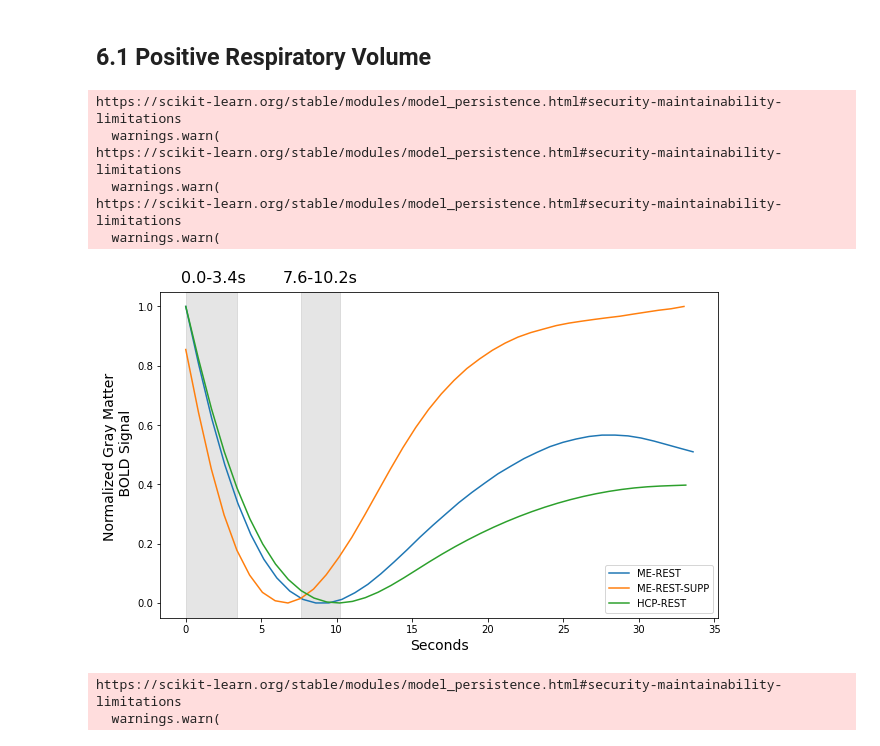
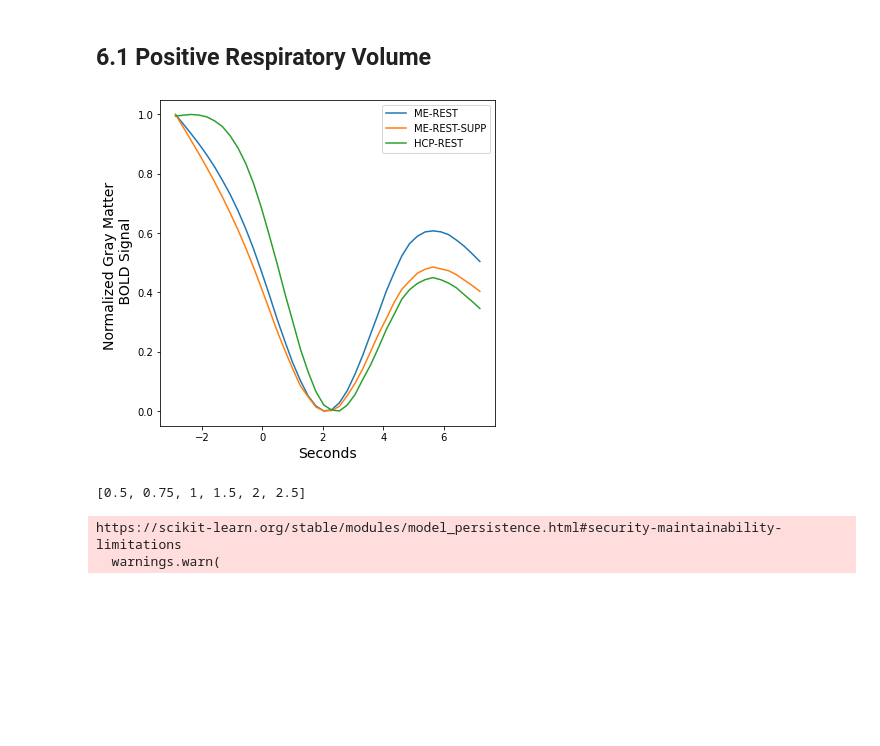
Before and after one commit to tsb46/fmri_arousal, a Jupyter notebook: analysis.ipynb, the cells around one changed output. Drawn from its saved outputs; the diff is of its cells as text; code cells hidden in the pictures; blank space fills up the shorter version.

```diff
--- a/analysis.ipynb
+++ b/analysis.ipynb
@@ -354,11 +407,11 @@ pc_dict = {
 ## 3.2 Multi-Set CCA
 # %%
 dataset = 'chang'
-subject_list = subject_list_dict[dataset]
-subject_load = subject_loader_dict[dataset]
-subject_pc = pc_dict[dataset]
+subject_list = subj_dict[dataset]
+subject_load = data_load_dict[dataset]
+subject_pc = pca_dict[dataset]
 physio_labels = physio_dict[dataset]
-new_labels = [label_dict[p] for p in physio_labels]
+new_labels = [physio_label_dict[p] for p in physio_labels]
 
 lag_vec = np.arange(lag_n[dataset]+1)
 
@@ -369,15 +422,15 @@ for i in range(subject_list.shape[0]):
     if dataset == 'chang':
         subj, scan = subject_list.iloc[i, 0], subject_list.iloc[i, 1]
         df = subject_load(subj, scan, subject_pc[0][f'{subj}_{scan}'],
-                            subject_pc[1][f'{subj}_{scan}'], fs_dict[dataset])
+                            subject_pc[1][f'{subj}_{scan}'], sf_dict[dataset])
     elif dataset == 'spreng':
         subj = subject_list.iloc[i, 1]
         df = subject_load(subj, subject_pc[0][subj],
-                            subject_pc[1][subj], fs_dict[dataset])
+                            subject_pc[1][subj], sf_dict[dataset])
     elif dataset == 'hcp':
         subj = subject_list.iloc[i, 0]
         df = subject_load(subj, subject_pc[0][str(subj)],
-                            subject_pc[1][str(subj)], fs_dict[dataset])
+                            subject_pc[1][str(subj)], sf_dict[dataset])
 
     # Create a separate dataframe for modeling w/ lag splines
     nknots=3
@@ -1022,61 +1100,70 @@ plt.show()
 # %% [markdown]
 ## 6.1 Positive Respiratory Volume
 # %%
-res_fp = ['results/physio_glm_dlnm/chang_dlnm_group_results.pkl',
-          'results/physio_glm_dlnm/spreng_dlnm_group_results.pkl',
-          'results/physio_glm_dlnm/hcp_fix_dlnm_group_results_w45.pkl']
-nifti_fp = ['results/physio_glm_dlnm/chang_dlnm_group_eval_6.nii',
-            'results/physio_glm_dlnm/spreng_dlnm_group_eval_6.nii',
-            'results/physio_glm_dlnm/hcp_fix_dlnm_group_eval_6_w45.nii']
+# res_fp = ['results/physio_glm_dlnm/chang_dlnm_group_results.pkl',
+#           'results/physio_glm_dlnm/spreng_dlnm_group_results.pkl',
+#           'results/physio_glm_dlnm/hcp_fix_dlnm_group_results_w45.pkl']
+# nifti_fp = ['results/physio_glm_dlnm/chang_dlnm_group_eval_6.nii',
+#             'results/physio_glm_dlnm/spreng_dlnm_group_eval_6.nii',
+#             'results/physio_glm_dlnm/hcp_fix_dlnm_group_eval_6_w45.nii']
+
+res_fp = ['spreng_dlnm_group_results.pkl',
+          'spreng_dlnm_group_results.pkl',
+          'spreng_dlnm_group_results.pkl']
+nifti_fp = ['spreng_dlnm_group_eval_5.nii',
+            'spreng_dlnm_group_eval_4.nii',
+            'spreng_dlnm_group_eval_0.nii']
+
 nifti_t_samples = [
     (2,10),
     (0,9),
     (4,12)
 ]
 dataset_label = ['ME-REST', 'ME-REST-SUPP', 'HCP-REST']
-data_fs = [fs_chang, fs_spreng, fs_hcp]
-fig, ax = plt.subplots(figsize=(10,6))
+# data_fs = [fs_chang, fs_spreng, fs_hcp]
+data_fs = [fs_hcp, fs_hcp, fs_hcp]
+
+fig, ax = plt.subplots(figsize=(6,6))
 dlnlm_res_time = []
 for res_obj, nifti_resp, fs_tmp, label in zip(res_fp, nifti_fp, data_fs, dataset_label):
     data_tr = 1/fs_tmp
     dlnlm_res = pickle.load(open(res_obj, 'rb'))
     nifti = nb.load(nifti_resp, keep_file_open = True)
     mask = nb.load('masks/MNI152_T1_3mm_gray_mask.nii.gz').get_fdata()
     nifti_data = nifti.get_fdata()
     nifti.uncache()
     nifti_data = convert_2d(mask, nifti_data)
     nifti_mean = nifti_data.mean(axis=1)
 
     # Min-Max Scaling
     min_max_scaler = preprocessing.MinMaxScaler()
     nifti_mean_scaled = min_max_scaler.fit_transform(nifti_mean[:, np.newaxis])
     ax.plot(dlnlm_res[1]*data_tr, nifti_mean_scaled, label=label)
+    # ax.plot(dlnlm_res[1]*data_tr, nifti_mean, label=label)
     dlnlm_res_time.append(dlnlm_res[1])
 
-jitter = [-2, -2.5]
-for t, j in enumerate(jitter):
-    t_samples = [dlnlm_res_time[i][nifti_t_samples[i][t]]*(1/data_fs[i]) for i in range(len(nifti_t_samples))]
-    t_min = round(np.min(t_samples),1)
-    t_max = round(np.max(t_samples),1)
-    t_mid = (t_min+t_max)/2
-    ax.axvspan(t_min, t_max, alpha=0.2, color='grey')
-    if t_min == t_max:
-        ax.text(t_mid+j, 1.08, f'{t_min}s', fontsize=16)
-    else:
-        ax.text(t_mid+j, 1.08, f'{t_min}-{t_max}s', fontsize=16)
+# jitter = [-2, -2.5]
+# for t, j in enumerate(jitter):
+#     t_samples = [dlnlm_res_time[i][nifti_t_samples[i][t]]*(1/data_fs[i]) for i in range(len(nifti_t_samples))]
+#     t_min = round(np.min(t_samples),1)
+#     t_max = round(np.max(t_samples),1)
+#     t_mid = (t_min+t_max)/2
+#     ax.axvspan(t_min, t_max, alpha=0.2, color='grey')
+#     if t_min == t_max:
+#         ax.text(t_mid+j, 1.08, f'{t_min}s', fontsize=16)
+#     else:
+#         ax.text(t_mid+j, 1.08, f'{t_min}-{t_max}s', fontsize=16)
 
 ax.set_xlabel('Seconds', fontsize=14)
 ax.set_ylabel('Normalized Gray Matter \n BOLD Signal', fontsize=14)
 ax.legend()
 plt.show()
 # %% [output]
-https://scikit-learn.org/stable/modules/model_persistence.html#security-maintainability-limitations
-  warnings.warn(
-https://scikit-learn.org/stable/modules/model_persistence.html#security-maintainability-limitations
-  warnings.warn(
-https://scikit-learn.org/stable/modules/model_persistence.html#security-maintainability-limitations
-  warnings.warn(
-[figure, old version]
+[figure, new version]
+# %%
+dlnlm_res[2]
+# %% [output]
+[0.5, 0.75, 1, 1.5, 2, 2.5]
 # %%
 dlnlm_res = pickle.load(open('results/physio_glm_dlnm/chang_dlnm_group_results.pkl', 'rb'))
 (dlnlm_res[1]*2.1)[8]
```
Also changed, not shown: parts of 63 cells of this notebook.
